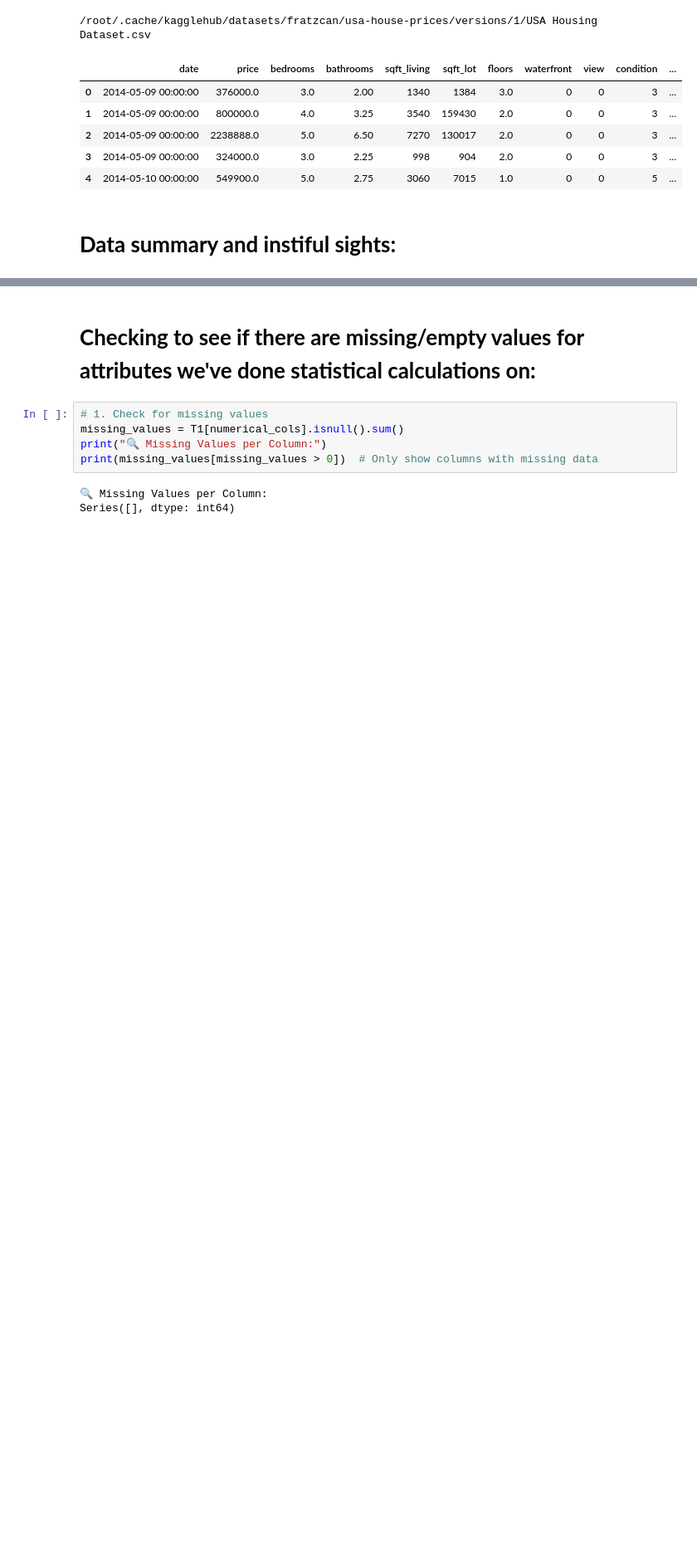
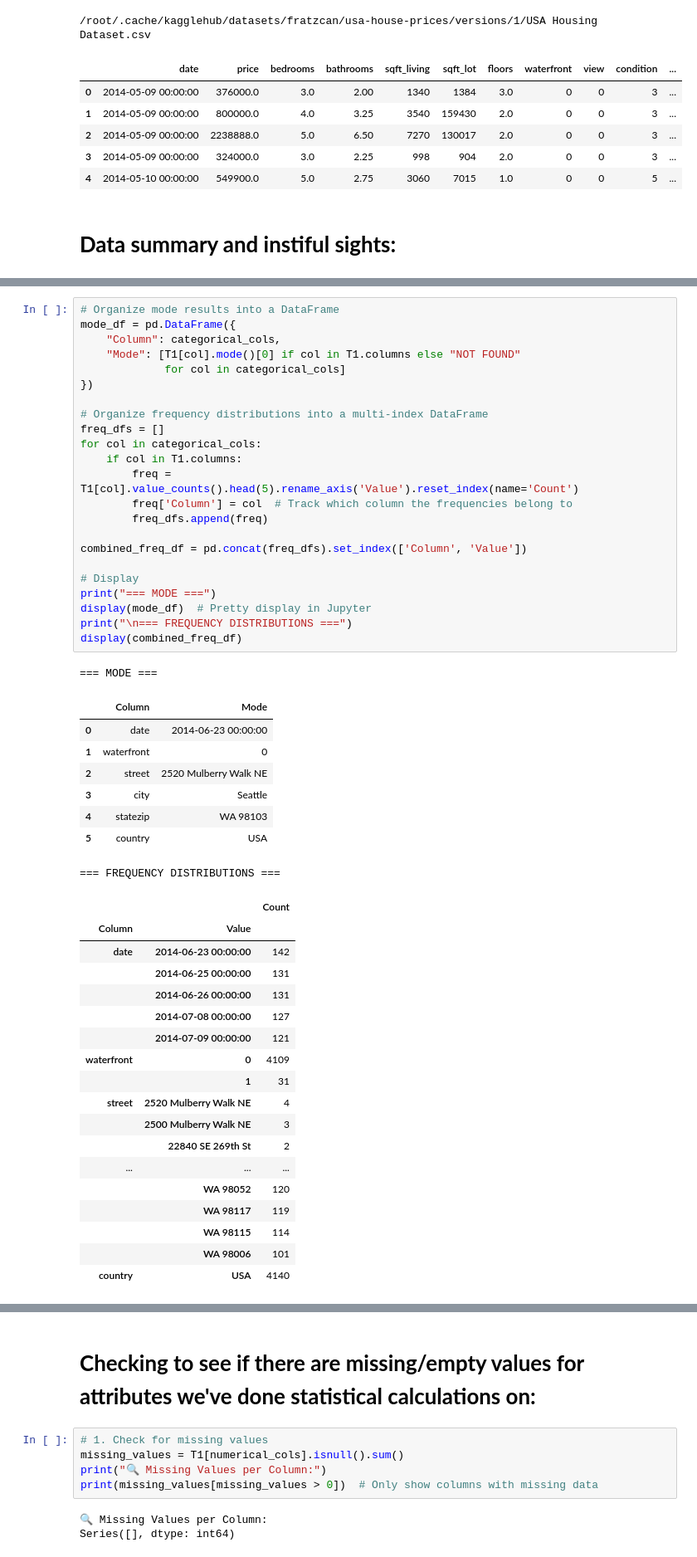
Before and after one commit to Tireza1/Getting_into_Business, a Jupyter notebook: Lab1.ipynb, the cells around one changed output, grey strips where cells are left out. Shown at 83% size. Saved outputs shown, nothing was run; the diff lists cells and outputs as text; blank space fills up the shorter version.

```diff
--- a/Lab1.ipynb
+++ b/Lab1.ipynb
@@ -113,0 +116,51 @@ Columns in dataset: ['date', 'price', 'bedrooms', 'bathrooms', 'sqft_living', 's
+# %%
+# Organize mode results into a DataFrame
+mode_df = pd.DataFrame({
+    "Column": categorical_cols,
+    "Mode": [T1[col].mode()[0] if col in T1.columns else "NOT FOUND"
+             for col in categorical_cols]
+})
+
+# Organize frequency distributions into a multi-index DataFrame
+freq_dfs = []
+for col in categorical_cols:
+    if col in T1.columns:
+        freq = T1[col].value_counts().head(5).rename_axis('Value').reset_index(name='Count')
+        freq['Column'] = col  # Track which column the frequencies belong to
+        freq_dfs.append(freq)
+
+combined_freq_df = pd.concat(freq_dfs).set_index(['Column', 'Value'])
+
+# Display
+print("=== MODE ===")
+display(mode_df)  # Pretty display in Jupyter
+print("\n=== FREQUENCY DISTRIBUTIONS ===")
+display(combined_freq_df)
+# %% [output]
+=== MODE ===
+|  | Column | Mode |
+| 0 | date | 2014-06-23 00:00:00 |
+| 1 | waterfront | 0 |
+| 2 | street | 2520 Mulberry Walk NE |
+| 3 | city | Seattle |
+| 4 | statezip | WA 98103 |
+| 5 | country | USA |
+=== FREQUENCY DISTRIBUTIONS ===
+|  |  | Count |
+| Column | Value |  |
+| date | 2014-06-23 00:00:00 | 142 |
+|  | 2014-06-25 00:00:00 | 131 |
+|  | 2014-06-26 00:00:00 | 131 |
+|  | 2014-07-08 00:00:00 | 127 |
+|  | 2014-07-09 00:00:00 | 121 |
+| waterfront | 0 | 4109 |
+|  | 1 | 31 |
+| street | 2520 Mulberry Walk NE | 4 |
+|  | 2500 Mulberry Walk NE | 3 |
+|  | 22840 SE 269th St | 2 |
+| ... | ... | ... |
+|  | WA 98052 | 120 |
+|  | WA 98117 | 119 |
+|  | WA 98115 | 114 |
+|  | WA 98006 | 101 |
+| country | USA | 4140 |
```
Also changed, not shown: parts of 4 cells of this notebook.
